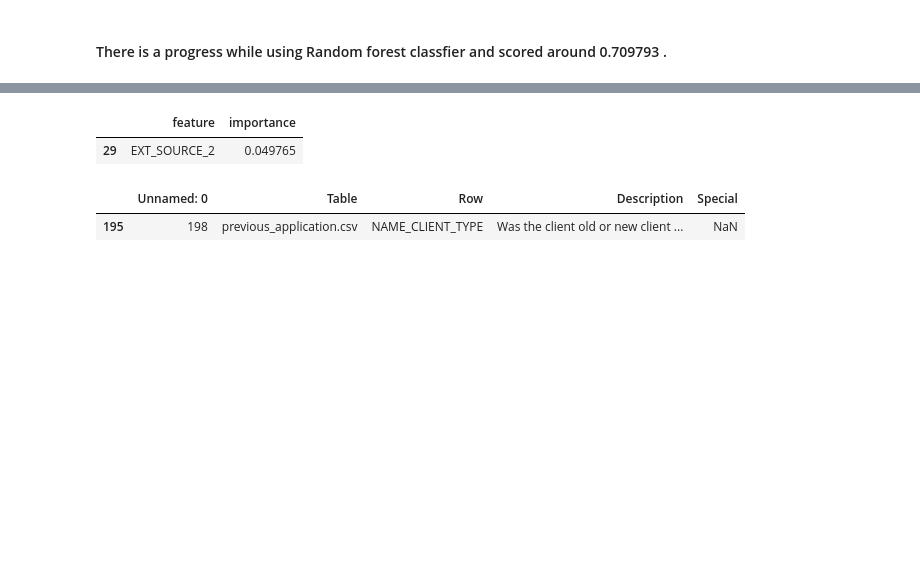
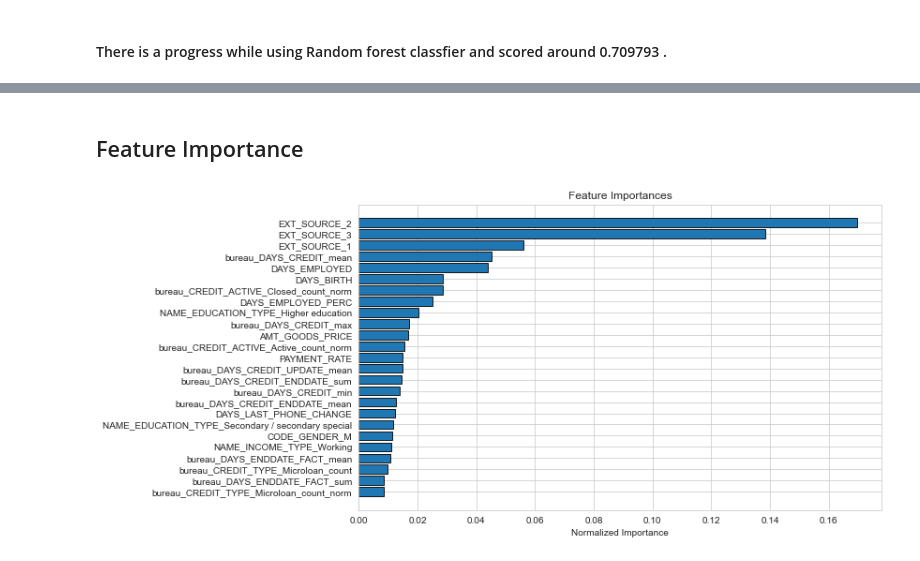
Before and after one commit to AmiirHelmy/Home-Credit-Default-Risk, a Jupyter notebook: Home Credit Default Risk.ipynb, the cells around one changed output, grey strips where cells are left out. Saved outputs shown, nothing was run; the diff lists cells and outputs as text; code cells hidden in the pictures; blank space fills up the shorter version.

```diff
--- a/Home Credit Default Risk.ipynb
+++ b/Home Credit Default Risk.ipynb
@@ -1182,0 +1447,2 @@ plt.show()
+# %%
+eng_train = eng_train.merge(bureau_by_loan, left_on = 'SK_ID_CURR', right_index = True, how = 'left')
@@ -1324,13 +1685,44 @@ plt.show()
-# %%
-feature_importance = forest['classifier'].feature_importances_
-df = pd.DataFrame({'feature': features, 'importance': feature_importance})
-# %%
-df[df.importance == df.importance.max()]
-# %% [output]
-|  | feature | importance |
-| 29 | EXT_SOURCE_2 | 0.049765 |
-# %%
-col_des[col_des.Row == 'NAME_CLIENT_TYPE']
-# %% [output]
-|  | Unnamed: 0 | Table | Row | Description | Special |
-| 195 | 198 | previous_application.csv | NAME_CLIENT_TYPE | Was the client old or new client ... | NaN |
+# %% [markdown]
+## Feature Importance
+# %%
+# GEtting Feature Impotance
+F_E_values = eng_forest_reg['classifier'].feature_importances_
+
+# Make the feature importance dataframe
+feature_importances = pd.DataFrame({'feature': features_eng, 'importance': F_E_values})
+# %%
+def plot_feature_importances(df):
+    """
+    Plot importances returned by a model.
+
+
+    """
+
+    # Sort features according to importance
+    df = df.sort_values('importance', ascending = False).reset_index()
+
+    # Normalize the feature importances to add up to one
+    df['importance_normalized'] = df['importance'] / df['importance'].sum()
+
+    # Make a horizontal bar chart of feature importances
+    plt.figure(figsize = (10, 6))
+    ax = plt.subplot()
+
+    # Need to reverse the index to plot most important on top
+    ax.barh(list(reversed(list(df.index[:25]))),
+            df['importance_normalized'].head(25),
+            align = 'center', edgecolor = 'k')
+
+    # Set the yticks and labels
+    ax.set_yticks(list(reversed(list(df.index[:25]))))
+    ax.set_yticklabels(df['feature'].head(25))
+
+    # Plot labeling
+    plt.xlabel('Normalized Importance'); plt.title('Feature Importances')
+
+
+    return plt.show()
+# %%
+plot_feature_importances(feature_importances)
+# %% [output]
+[figure, added]
```
Also changed, not shown: parts of 61 cells of this notebook, 18 other files.
